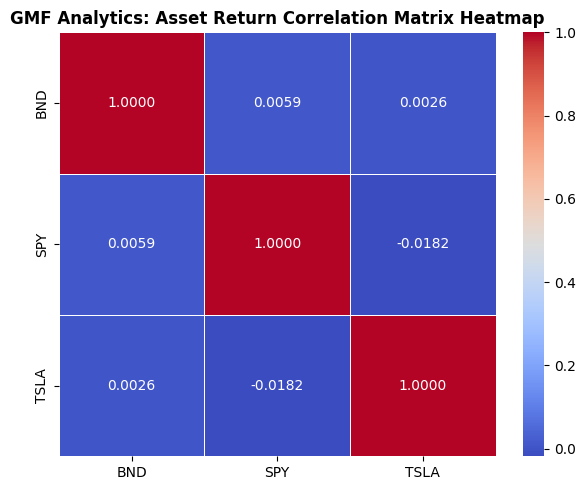
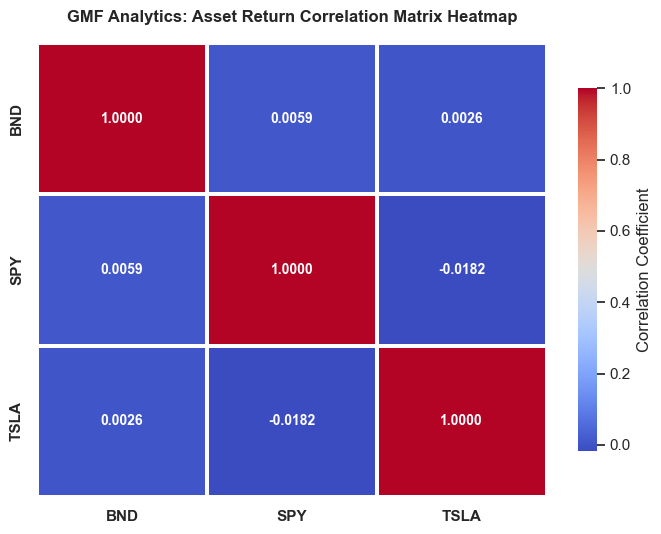
Code edit (unified diff) that turned the first committed figure into the second:
--- before
+++ after
@@ -1,7 +1,25 @@
 import matplotlib.pyplot as plt
 import seaborn as sns
-plt.figure(figsize=(6, 5))
-sns.heatmap(returns_df.corr(), annot=True, cmap='coolwarm', fmt=".4f", linewidths=0.5)
-plt.title("GMF Analytics: Asset Return Correlation Matrix Heatmap", fontsize=12, fontweight='bold')
+
+# 1. Configure production-grade styling aesthetics
+sns.set_theme(style="white")
+plt.figure(figsize=(7, 5.5))
+
+# 2. Plot the upgraded heatmap with precise formatting bounds
+sns.heatmap(
+    returns_df.corr(), 
+    annot=True, 
+    cmap='coolwarm', 
+    fmt=".4f", 
+    linewidths=1.5, 
+    linecolor='white',
+    cbar_kws={"shrink": 0.8, "label": "Correlation Coefficient"},
+    annot_kws={"size": 10, "weight": "bold"}
+)
+
+# 3. Add explicit titles and styling layout
+plt.title("GMF Analytics: Asset Return Correlation Matrix Heatmap", fontsize=12, fontweight='bold', pad=15)
+plt.xticks(weight='bold')
+plt.yticks(weight='bold')
 plt.tight_layout()
 plt.show()

Commit: edited task4 branch